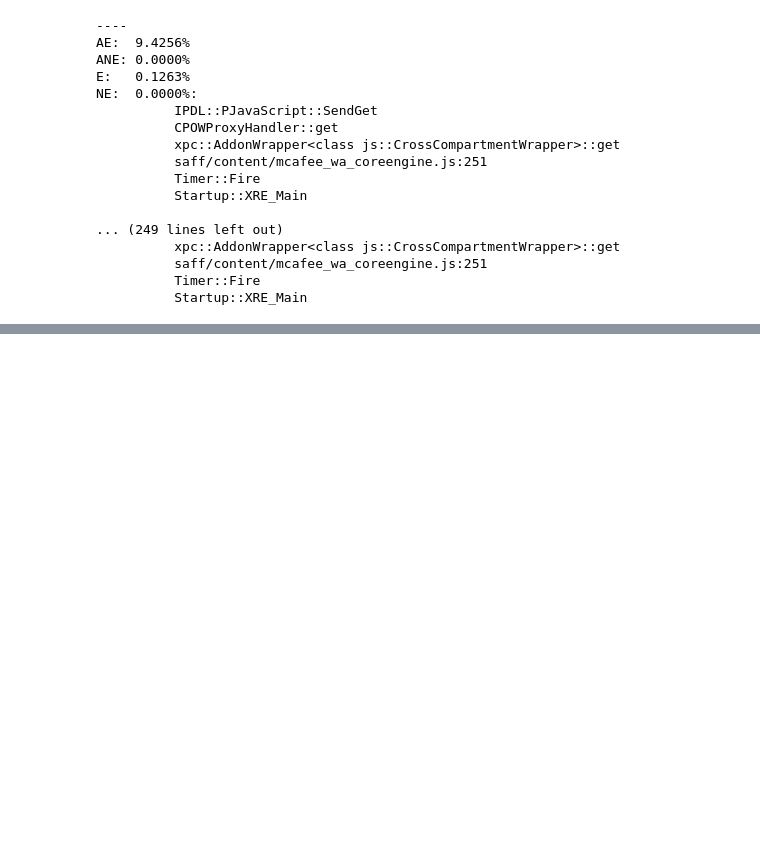
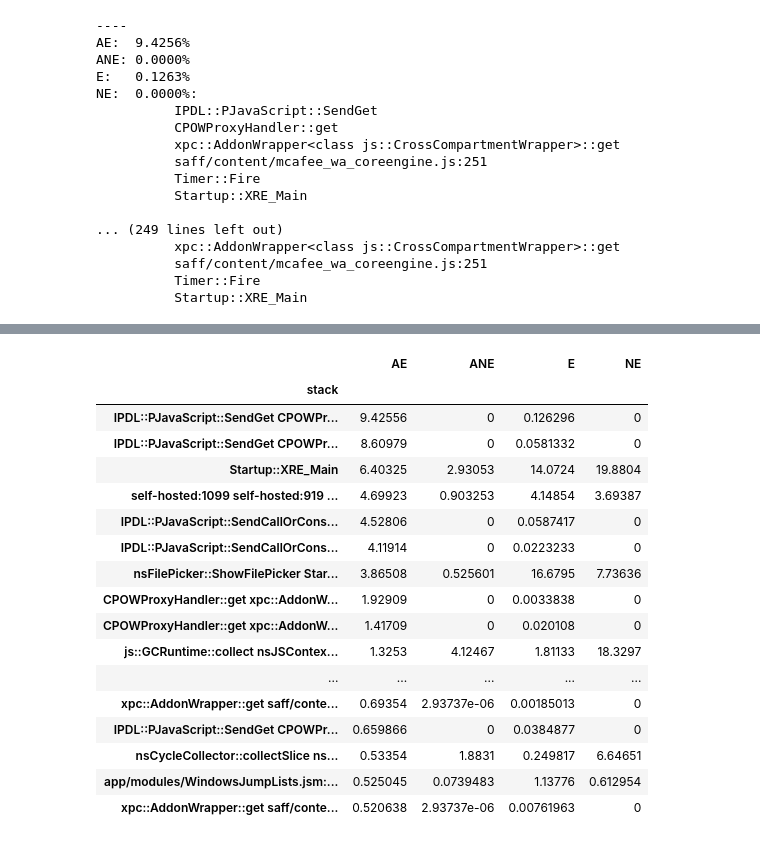
Before and after one commit to benmiroglio/e10s_analyses, a Jupyter notebook: beta/51/week9/e10s_experiment.ipynb, the cells around one changed output, grey strips where cells are left out. Saved outputs shown, nothing was run; the diff lists cells and outputs as text; code cells hidden in the pictures; blank space fills up the shorter version.

```diff
--- a/beta/51/week9/e10s_experiment.ipynb
+++ b/beta/51/week9/e10s_experiment.ipynb
@@ -1293,0 +1280,41 @@ HTML(df.to_html(escape=False))
+# %%
+import colour
+from colour import Color
+red = Color("red")
+colors = list(reversed(list(red.range_to(Color("black"),22))))
+# %%
+color_grad = {}
+for i in range(22):
+    color_grad[i] = colors[i]
+# %%
+def color_negative_red(val):
+    """
+    Takes a scalar and returns a string with
+    the css property `'color: red'` for negative
+    strings, black otherwise.
+    """
+    color = color_grad[int(round(val))]
+    return 'color: %s' % color
+
+dfs = df.style.applymap(color_negative_red)
+# %%
+dfs
+# %% [output]
+|  | AE | ANE | E | NE |
+| stack |  |  |  |  |
+| IPDL::PJavaScript::SendGet CPOWPr... | 9.42556 | 0 | 0.126296 | 0 |
+| IPDL::PJavaScript::SendGet CPOWPr... | 8.60979 | 0 | 0.0581332 | 0 |
+| Startup::XRE_Main | 6.40325 | 2.93053 | 14.0724 | 19.8804 |
+| self-hosted:1099 self-hosted:919 ... | 4.69923 | 0.903253 | 4.14854 | 3.69387 |
+| IPDL::PJavaScript::SendCallOrCons... | 4.52806 | 0 | 0.0587417 | 0 |
+| IPDL::PJavaScript::SendCallOrCons... | 4.11914 | 0 | 0.0223233 | 0 |
+| nsFilePicker::ShowFilePicker Star... | 3.86508 | 0.525601 | 16.6795 | 7.73636 |
+| CPOWProxyHandler::get xpc::AddonW... | 1.92909 | 0 | 0.0033838 | 0 |
+| CPOWProxyHandler::get xpc::AddonW... | 1.41709 | 0 | 0.020108 | 0 |
+| js::GCRuntime::collect nsJSContex... | 1.3253 | 4.12467 | 1.81133 | 18.3297 |
+| ... | ... | ... | ... | ... |
+| xpc::AddonWrapper::get saff/conte... | 0.69354 | 2.93737e-06 | 0.00185013 | 0 |
+| IPDL::PJavaScript::SendGet CPOWPr... | 0.659866 | 0 | 0.0384877 | 0 |
+| nsCycleCollector::collectSlice ns... | 0.53354 | 1.8831 | 0.249817 | 6.64651 |
+| app/modules/WindowsJumpLists.jsm:... | 0.525045 | 0.0739483 | 1.13776 | 0.612954 |
+| xpc::AddonWrapper::get saff/conte... | 0.520638 | 2.93737e-06 | 0.00761963 | 0 |
```
Also changed, not shown: parts of 2 cells of this notebook.
